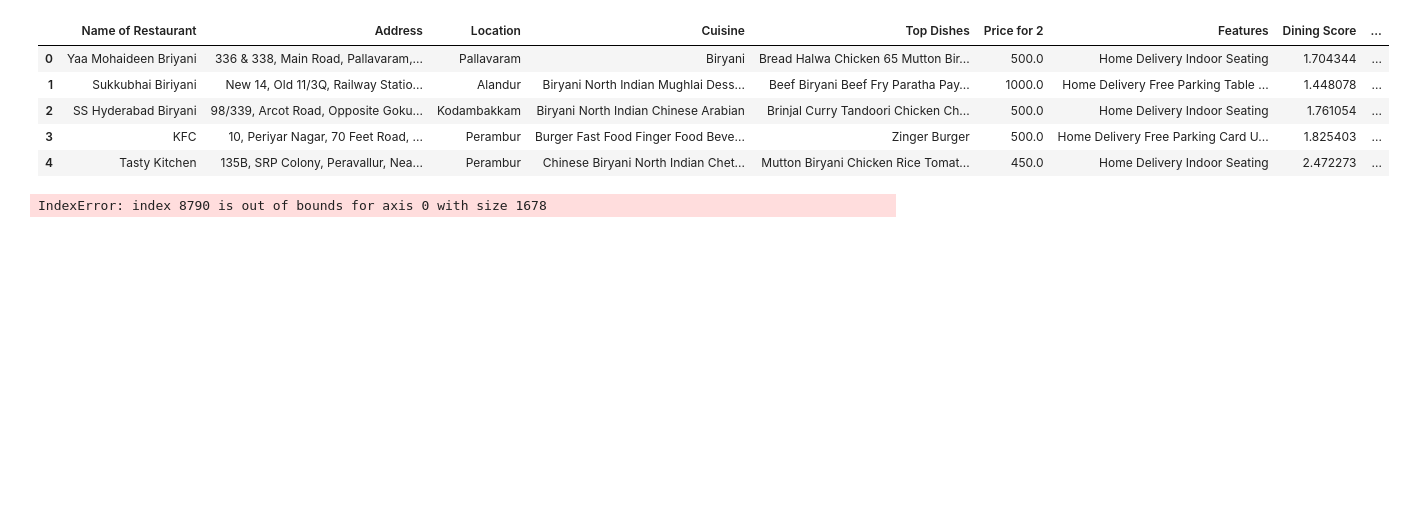
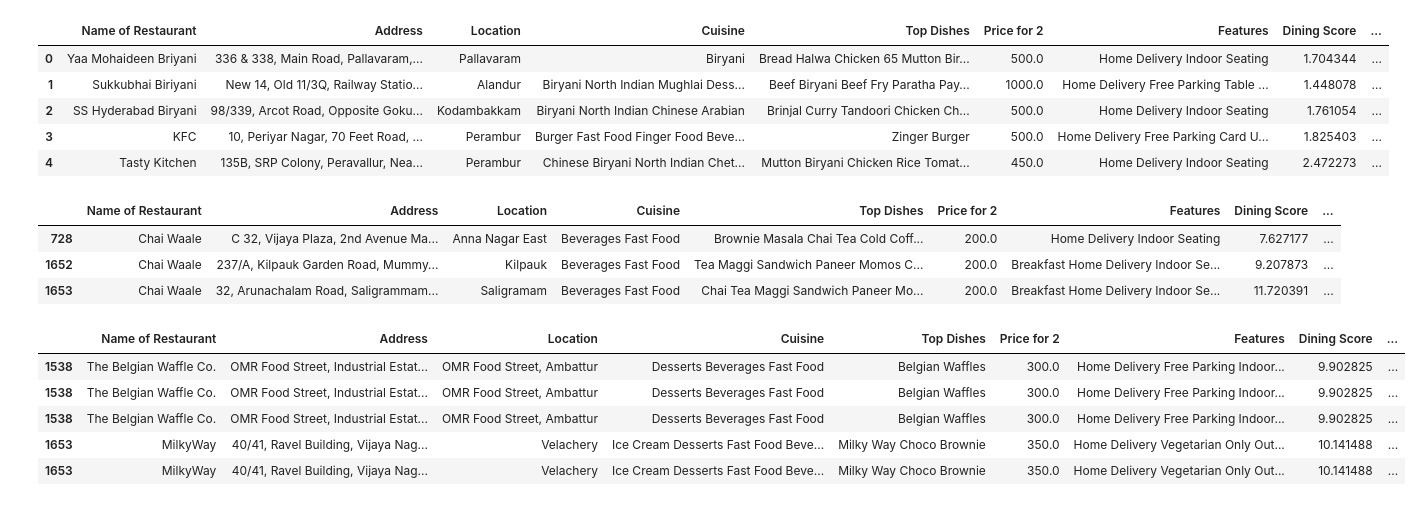
Before and after one commit to taste-seek-tag/TableSeekTag, a Jupyter notebook: notebooks/Contents Based Filtering.ipynb, the cells around one changed output. Saved outputs shown, nothing was run; the diff lists cells and outputs as text; code cells hidden in the pictures; blank space fills up the shorter version.

```diff
--- a/notebooks/Contents Based Filtering.ipynb
+++ b/notebooks/Contents Based Filtering.ipynb
@@ -194,15 +241,29 @@ vectorizer   = CountVectorizer(ngram_range = (1, 3))
 cuisine_vecs = vectorizer.fit_transform(data['Cuisine'])
 cuisine_sims = cosine_similarity(cuisine_vecs, cuisine_vecs).argsort()[:, ::-1]
 # %%
-def filtering(name, top = 15):
+def filtering(data, name, top = 15):
     restaurant_idx = data[data['Name of Restaurant'] == name].index.values
-    sim_index      = cuisine_sims[restaurant_idx, :top].reshape(-1)
 
-    sim_index = sim_index[sim_index != restaurant_idx]
-    result    = data.iloc[sim_index].sort_values('Price for 2', ascending = True)
+    data       = data.drop(restaurant_idx, axis = 0).reset_index(drop = True)
+    sim_index  = cuisine_sims[restaurant_idx, :top].reshape(-1)
 
-    return result
+    result = data.iloc[sim_index].sort_values(['Price for 2', 'Dining Score'], ascending = [True, False])
+
+
+    return result.head()
+# %%
+data[data['Name of Restaurant'] == 'Chai Waale'].head()
+# %% [output]
+|  | Name of Restaurant | Address | Location | Cuisine | Top Dishes | Price for 2 | Features | Dining Score | ... |
+| 728 | Chai Waale | C 32, Vijaya Plaza, 2nd Avenue Ma... | Anna Nagar East | Beverages Fast Food | Brownie Masala Chai Tea Cold Coff... | 200.0 | Home Delivery Indoor Seating | 7.627177 | ... |
+| 1652 | Chai Waale | 237/A, Kilpauk Garden Road, Mummy... | Kilpauk | Beverages Fast Food | Tea Maggi Sandwich Paneer Momos C... | 200.0 | Breakfast Home Delivery Indoor Se... | 9.207873 | ... |
+| 1653 | Chai Waale | 32, Arunachalam Road, Saligrammam... | Saligramam | Beverages Fast Food | Chai Tea Maggi Sandwich Paneer Mo... | 200.0 | Breakfast Home Delivery Indoor Se... | 11.720391 | ... |
 # %%
-filtering('KFC')
+filtering(data, 'Chai Waale')
 # %% [output]
-IndexError: index 8790 is out of bounds for axis 0 with size 1678
+|  | Name of Restaurant | Address | Location | Cuisine | Top Dishes | Price for 2 | Features | Dining Score | ... |
+| 1538 | The Belgian Waffle Co. | OMR Food Street, Industrial Estat... | OMR Food Street, Ambattur | Desserts Beverages Fast Food | Belgian Waffles | 300.0 | Home Delivery Free Parking Indoor... | 9.902825 | ... |
+| 1538 | The Belgian Waffle Co. | OMR Food Street, Industrial Estat... | OMR Food Street, Ambattur | Desserts Beverages Fast Food | Belgian Waffles | 300.0 | Home Delivery Free Parking Indoor... | 9.902825 | ... |
+| 1538 | The Belgian Waffle Co. | OMR Food Street, Industrial Estat... | OMR Food Street, Ambattur | Desserts Beverages Fast Food | Belgian Waffles | 300.0 | Home Delivery Free Parking Indoor... | 9.902825 | ... |
+| 1653 | MilkyWay | 40/41, Ravel Building, Vijaya Nag... | Velachery | Ice Cream Desserts Fast Food Beve... | Milky Way Choco Brownie | 350.0 | Home Delivery Vegetarian Only Out... | 10.141488 | ... |
+| 1653 | MilkyWay | 40/41, Ravel Building, Vijaya Nag... | Velachery | Ice Cream Desserts Fast Food Beve... | Milky Way Choco Brownie | 350.0 | Home Delivery Vegetarian Only Out... | 10.141488 | ... |
```
Also changed, not shown: parts of 11 cells of this notebook, 5 other files.
